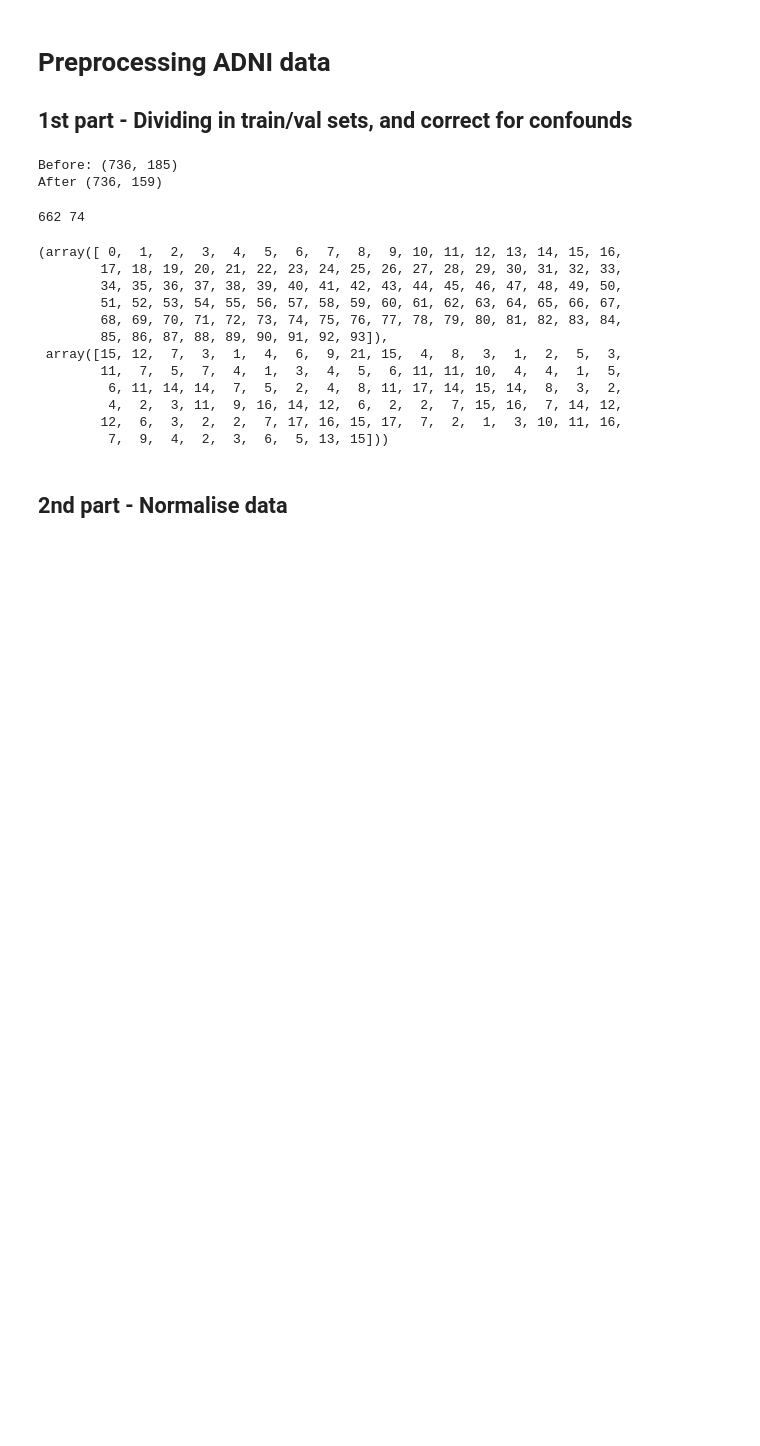
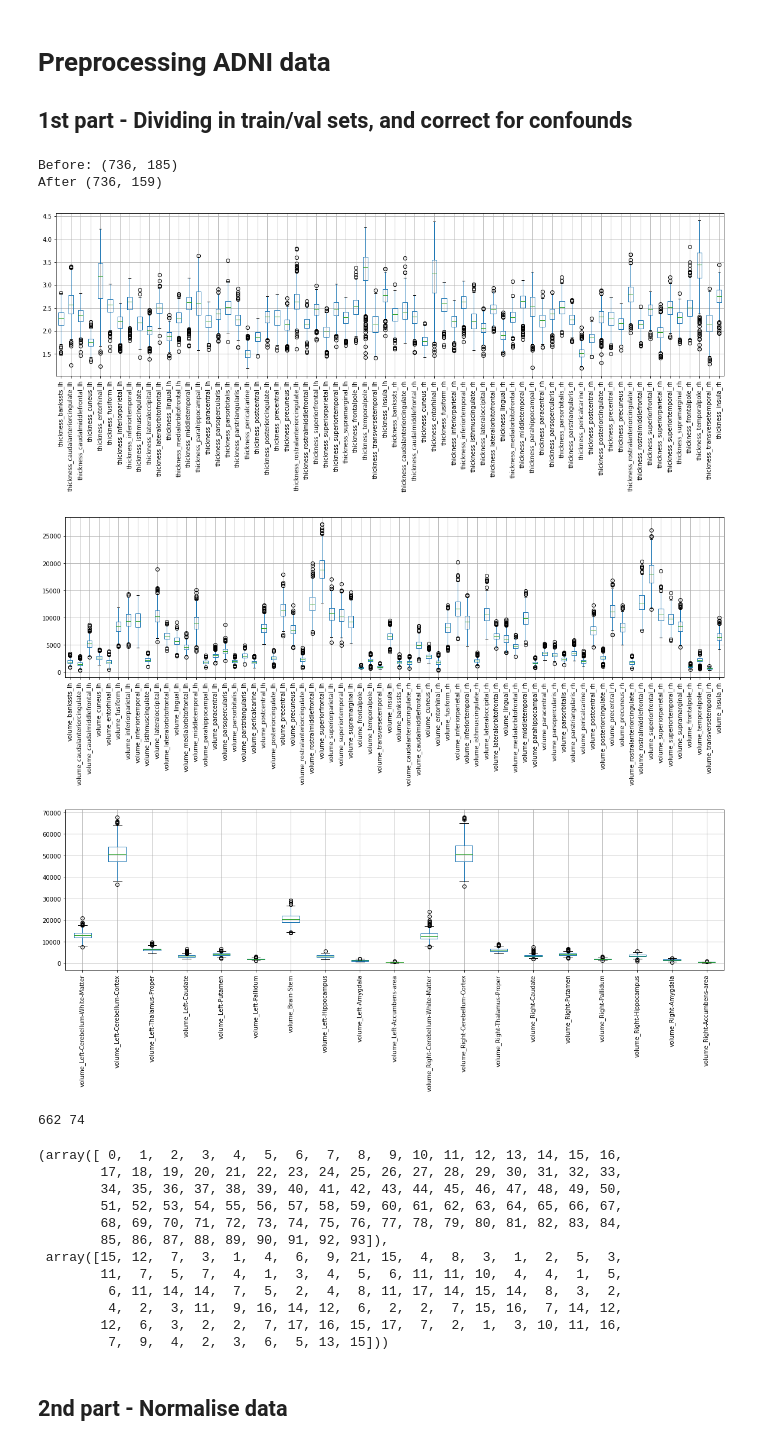
Before and after one commit to tighu20/adni_phenotypes, a Jupyter notebook: data/Preprocessing ADNI data.ipynb, the cells around one changed output. Saved outputs shown, nothing was run; the diff lists cells and outputs as text; code cells hidden in the pictures; blank space fills up the shorter version.

```diff
--- a/data/Preprocessing ADNI data.ipynb
+++ b/data/Preprocessing ADNI data.ipynb
@@ -34,6 +35,19 @@ print('After', df_adni.shape)
 # %% [output]
 Before: (736, 185)
 After (736, 159)
+# %%
+for feats in [features_cort, features_vol, features_vol_extra]:
+    tmp_df = df_adni.loc[:, feats]
+
+    plt.figure(figsize=(20, 5))
+    tmp_df.boxplot(rot=90)
+
+    plt.show()
+    plt.close()
+# %% [output]
+[figure, added]
+[figure, added]
+[figure, added]
 # %%
 # Getting all the demographic values to stratitfy dataset according to them
 confounds = {'diagnosis' : [], 'age' : [], 'gender' : [], 'eTIV' : []}
```
Also changed, not shown: parts of 3 cells of this notebook, 5 other files.
